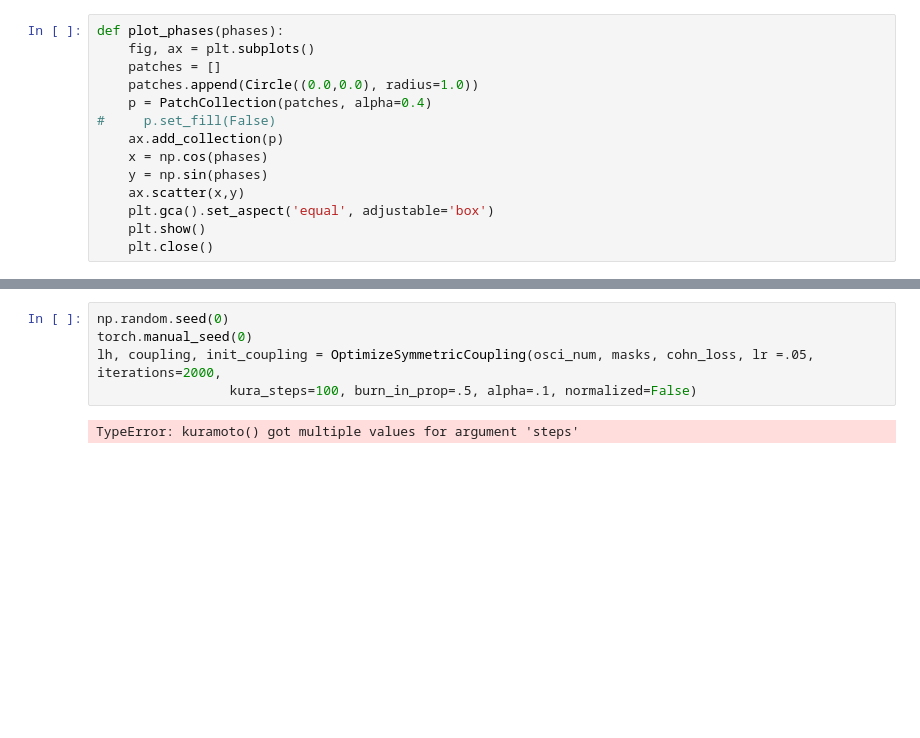
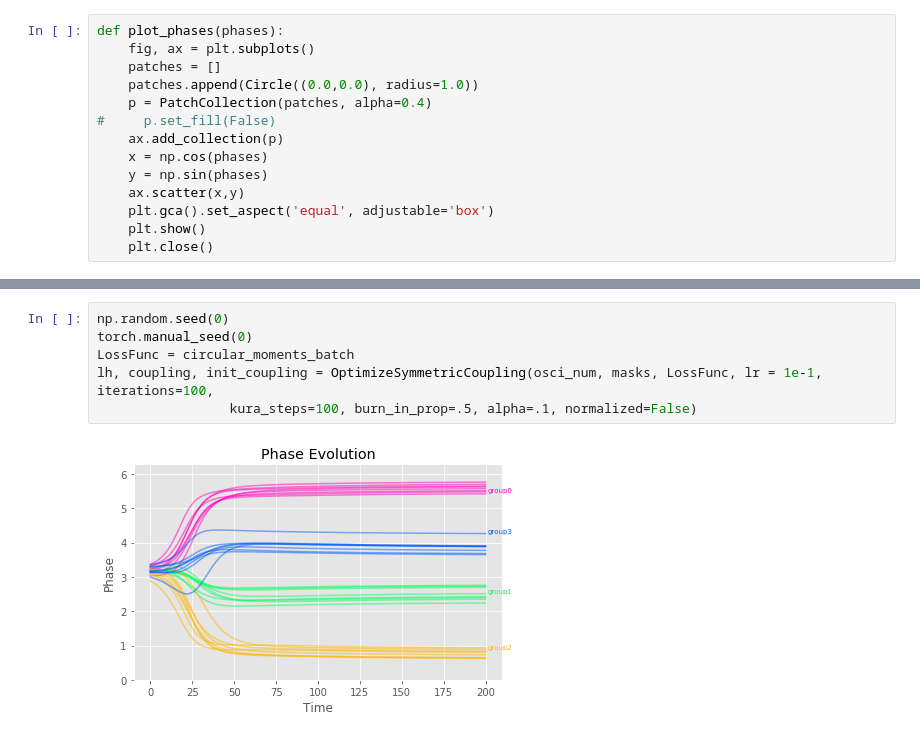
Before and after one commit to serre-lab/synchrony, a Jupyter notebook: notebooks/OptimizeCoupling.ipynb, the cells around one changed output, grey strips where cells are left out. Saved outputs shown, nothing was run; the diff lists cells and outputs as text; blank space fills up the shorter version.

```diff
--- a/notebooks/OptimizeCoupling.ipynb
+++ b/notebooks/OptimizeCoupling.ipynb
@@ -378,10 +447,11 @@ BdbQuit:
 # %%
 np.random.seed(0)
 torch.manual_seed(0)
-lh, coupling, init_coupling = OptimizeSymmetricCoupling(osci_num, masks, cohn_loss, lr =.05, iterations=2000,
+LossFunc = circular_moments_batch
+lh, coupling, init_coupling = OptimizeSymmetricCoupling(osci_num, masks, LossFunc, lr = 1e-1, iterations=100,
                  kura_steps=100, burn_in_prop=.5, alpha=.1, normalized=False)
 # %% [output]
-TypeError: kuramoto() got multiple values for argument 'steps'
+[figure, added]
 # %%
 fig, axes = plt.subplots(2,2)
 
```
Also changed, not shown: parts of 22 cells of this notebook, 2 other files.
